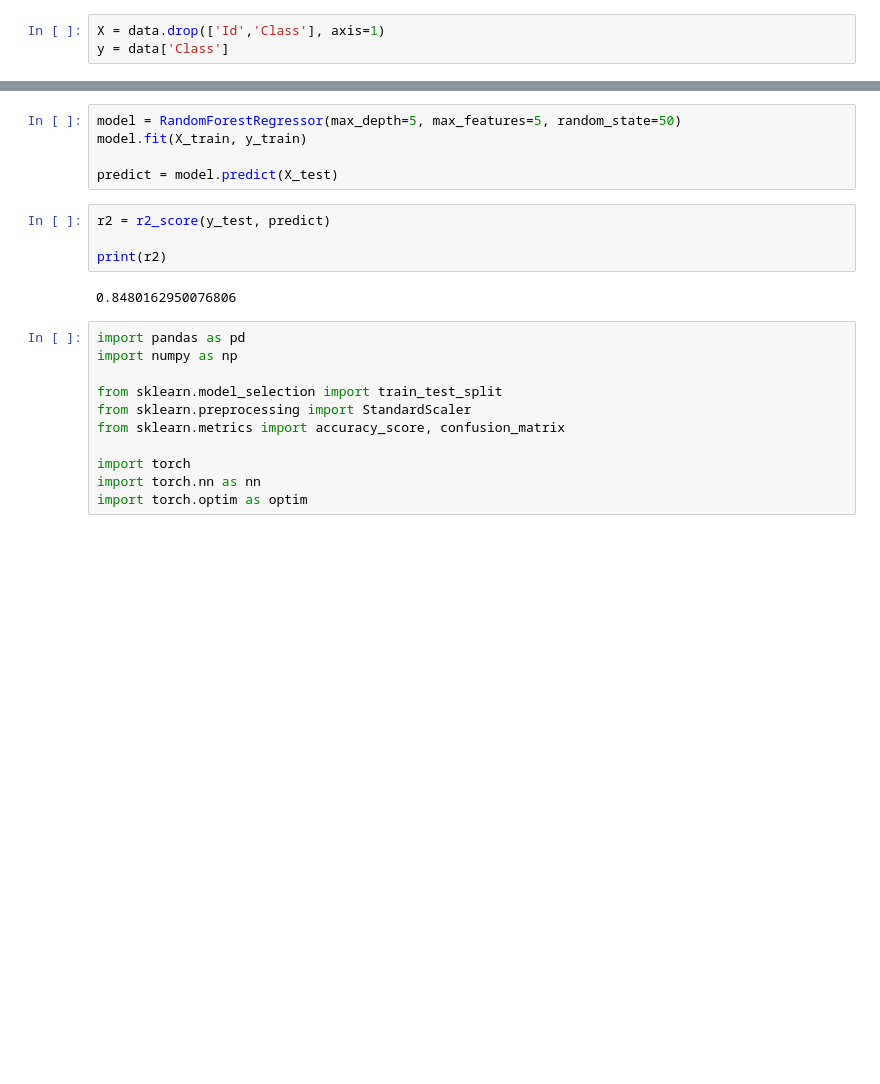
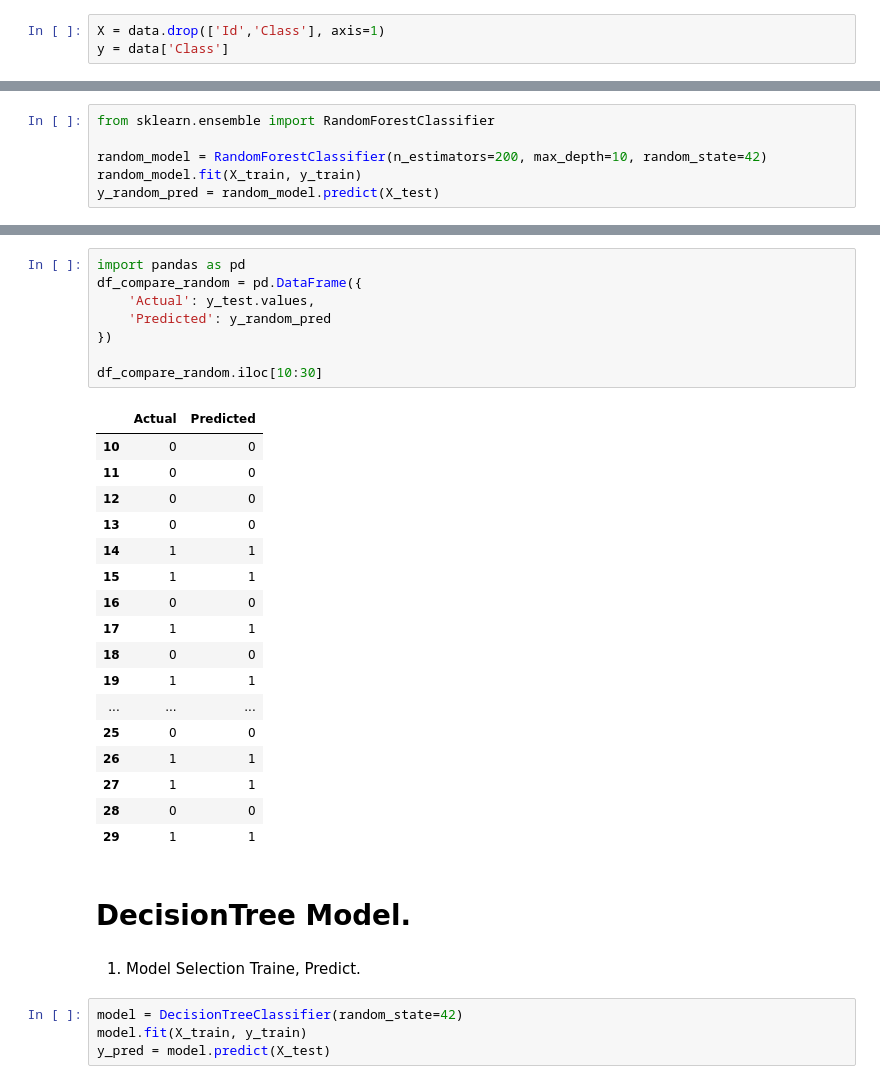
Before and after one commit to sarankumar74/Breast-Cancer, a Jupyter notebook: regression.ipynb, the cells around one changed output, grey strips where cells are left out. Saved outputs shown, nothing was run; the diff lists cells and outputs as text; blank space fills up the shorter version.

```diff
--- a/regression.ipynb
+++ b/regression.ipynb
@@ -113,0 +204,6 @@ from sklearn.pipeline import Pipeline
+# %%
+from sklearn.ensemble import RandomForestClassifier
+
+random_model = RandomForestClassifier(n_estimators=200, max_depth=10, random_state=42)
+random_model.fit(X_train, y_train)
+y_random_pred = random_model.predict(X_test)
@@ -114,22 +222,34 @@ from sklearn.pipeline import Pipeline
+# %%
+import pandas as pd
+df_compare_random = pd.DataFrame({
+    'Actual': y_test.values,
+    'Predicted': y_random_pred
+})
+
+df_compare_random.iloc[10:30]
+# %% [output]
+|  | Actual | Predicted |
+| 10 | 0 | 0 |
+| 11 | 0 | 0 |
+| 12 | 0 | 0 |
+| 13 | 0 | 0 |
+| 14 | 1 | 1 |
+| 15 | 1 | 1 |
+| 16 | 0 | 0 |
+| 17 | 1 | 1 |
+| 18 | 0 | 0 |
+| 19 | 1 | 1 |
+| ... | ... | ... |
+| 25 | 0 | 0 |
+| 26 | 1 | 1 |
+| 27 | 1 | 1 |
+| 28 | 0 | 0 |
+| 29 | 1 | 1 |
+# %% [markdown]
+# DecisionTree Model.
+# %% [markdown]
+1. Model Selection Traine, Predict.
 # %%
-model = RandomForestRegressor(max_depth=5, max_features=5, random_state=50)
+model = DecisionTreeClassifier(random_state=42)
 model.fit(X_train, y_train)
-
-predict = model.predict(X_test)
+y_pred = model.predict(X_test)
-# %%
-r2 = r2_score(y_test, predict)
-
-print(r2)
-# %% [output]
-0.8480162950076806
-# %%
-import pandas as pd
-import numpy as np
-
-from sklearn.model_selection import train_test_split
-from sklearn.preprocessing import StandardScaler
-from sklearn.metrics import accuracy_score, confusion_matrix
-
-import torch
-import torch.nn as nn
-import torch.optim as optim
```
Also changed, not shown: parts of 41 cells of this notebook.
